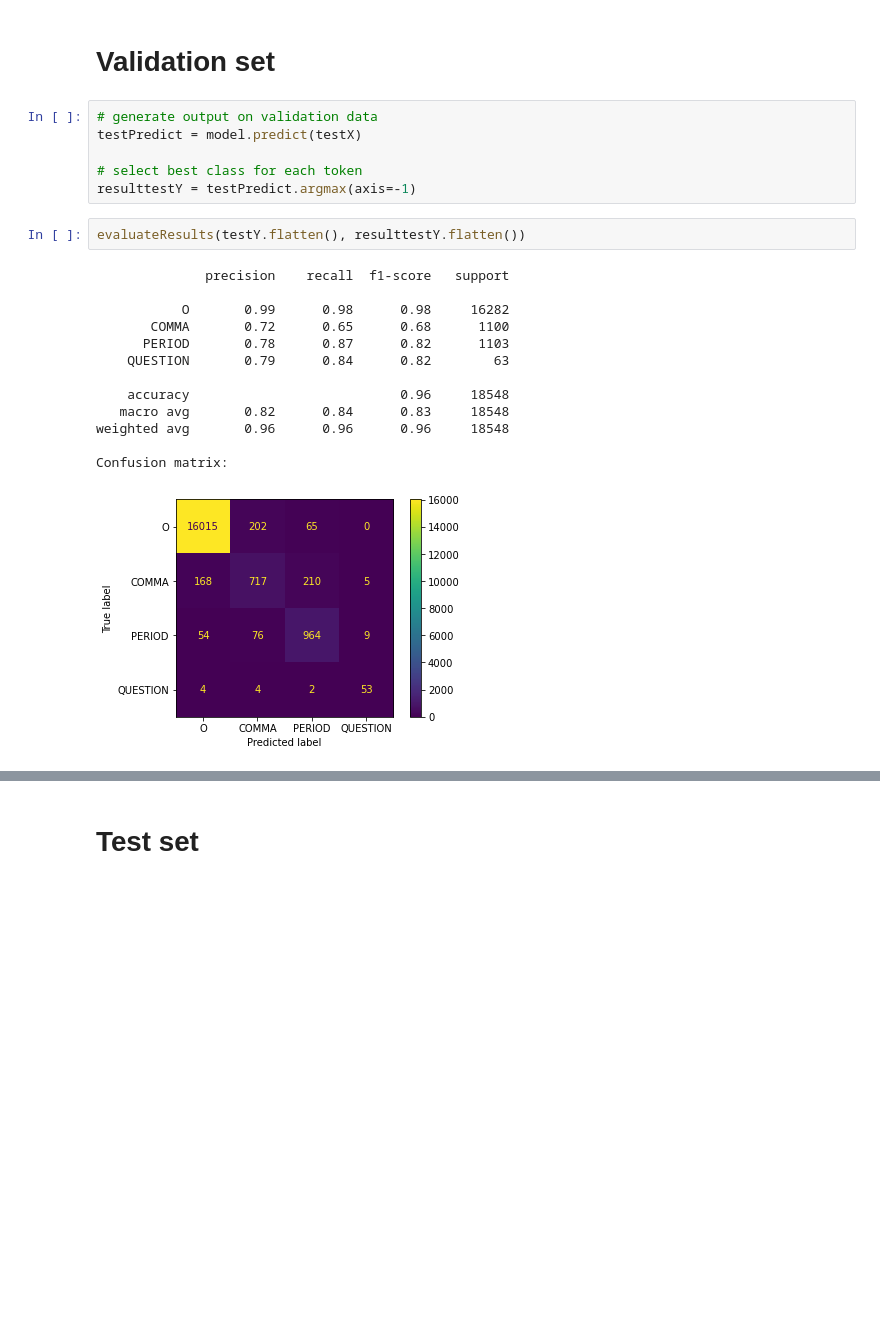
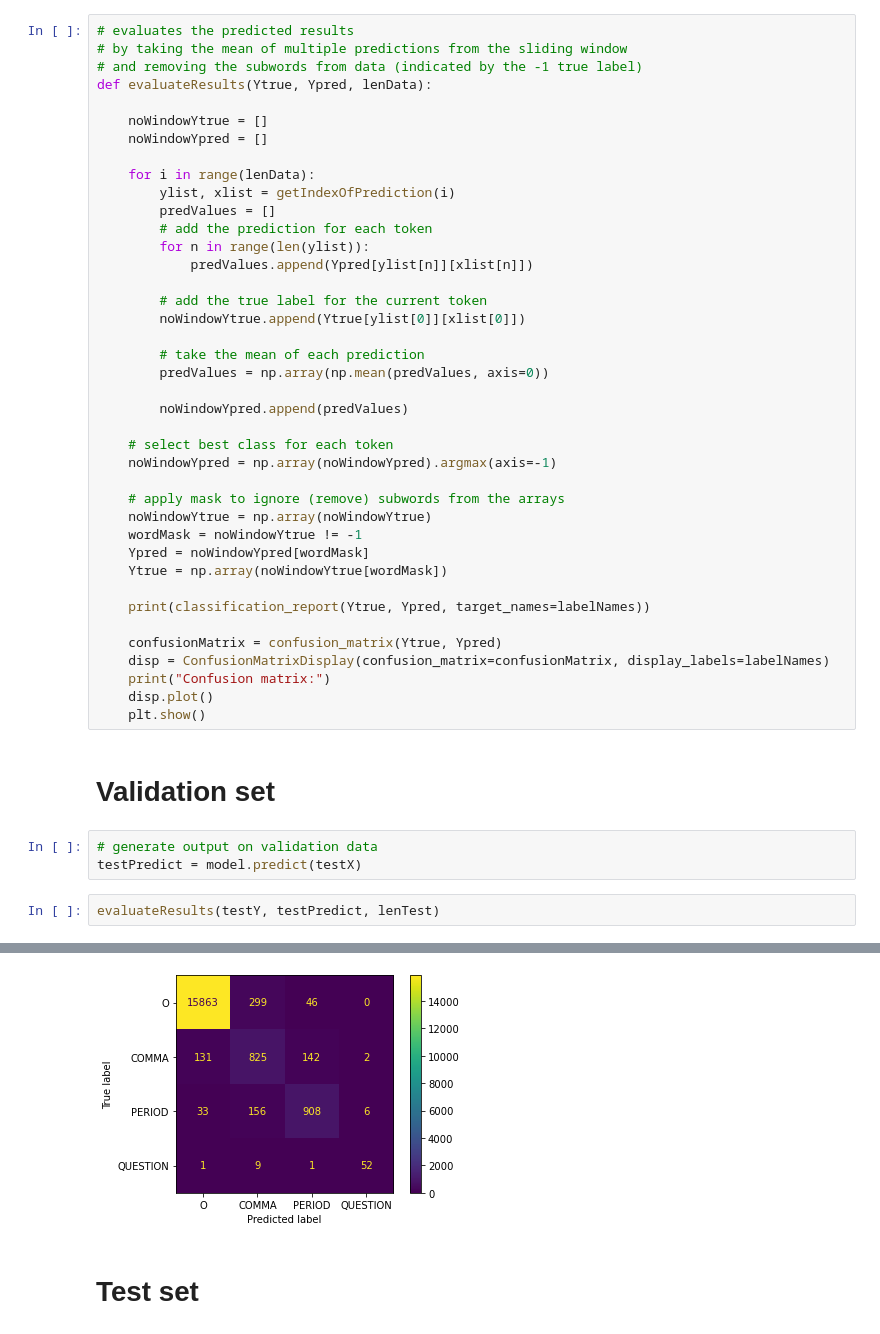
Before and after one commit to b4rt-dev/ASRpunctuationRestoration, a Jupyter notebook: ASR_Punctuation_Restoration_S4752740.ipynb, the cells around one changed output, grey strips where cells are left out. Drawn from its saved outputs; the diff is of its cells as text; blank space fills up the shorter version.

```diff
--- a/ASR_Punctuation_Restoration_S4752740.ipynb
+++ b/ASR_Punctuation_Restoration_S4752740.ipynb
@@ -380,24 +363,48 @@ def evaluateResults(Ytrue, Ypred):
+# %%
+# evaluates the predicted results
+# by taking the mean of multiple predictions from the sliding window
+# and removing the subwords from data (indicated by the -1 true label)
+def evaluateResults(Ytrue, Ypred, lenData):
+
+    noWindowYtrue = []
+    noWindowYpred = []
+
+    for i in range(lenData):
+        ylist, xlist = getIndexOfPrediction(i)
+        predValues = []
+        # add the prediction for each token
+        for n in range(len(ylist)):
+            predValues.append(Ypred[ylist[n]][xlist[n]])
+
+        # add the true label for the current token
+        noWindowYtrue.append(Ytrue[ylist[0]][xlist[0]])
+
+        # take the mean of each prediction
+        predValues = np.array(np.mean(predValues, axis=0))
+
+        noWindowYpred.append(predValues)
+
+    # select best class for each token
+    noWindowYpred = np.array(noWindowYpred).argmax(axis=-1)
+
+    # apply mask to ignore (remove) subwords from the arrays
+    noWindowYtrue = np.array(noWindowYtrue)
+    wordMask = noWindowYtrue != -1
+    Ypred = noWindowYpred[wordMask]
+    Ytrue = np.array(noWindowYtrue[wordMask])
+
+    print(classification_report(Ytrue, Ypred, target_names=labelNames))
+
+    confusionMatrix = confusion_matrix(Ytrue, Ypred)
+    disp = ConfusionMatrixDisplay(confusion_matrix=confusionMatrix, display_labels=labelNames)
+    print("Confusion matrix:")
+    disp.plot()
+    plt.show()
 # %% [markdown]
 # Validation set
 # %%
 # generate output on validation data
 testPredict = model.predict(testX)
-
-# select best class for each token
-resulttestY = testPredict.argmax(axis=-1)
-# %%
-evaluateResults(testY.flatten(), resulttestY.flatten())
-# %% [output]
-              precision    recall  f1-score   support
-
-           O       0.99      0.98      0.98     16282
-       COMMA       0.72      0.65      0.68      1100
-      PERIOD       0.78      0.87      0.82      1103
-    QUESTION       0.79      0.84      0.82        63
-
-    accuracy                           0.96     18548
-   macro avg       0.82      0.84      0.83     18548
-weighted avg       0.96      0.96      0.96     18548
-
-Confusion matrix:
-[figure, removed]
+# %%
+evaluateResults(testY, testPredict, lenTest)
+# %% [output]
@@ -404,3 +423,4 @@ Confusion matrix:
+[figure, added]
 # %% [markdown]
 # Test set
 # %%
```
Also changed, not shown: parts of 12 cells of this notebook.
